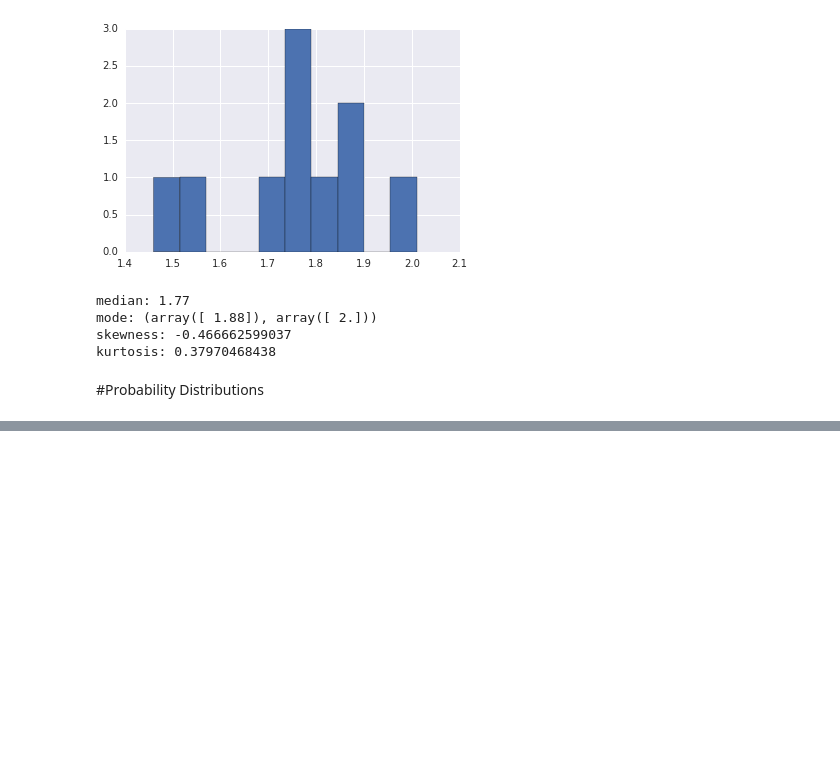
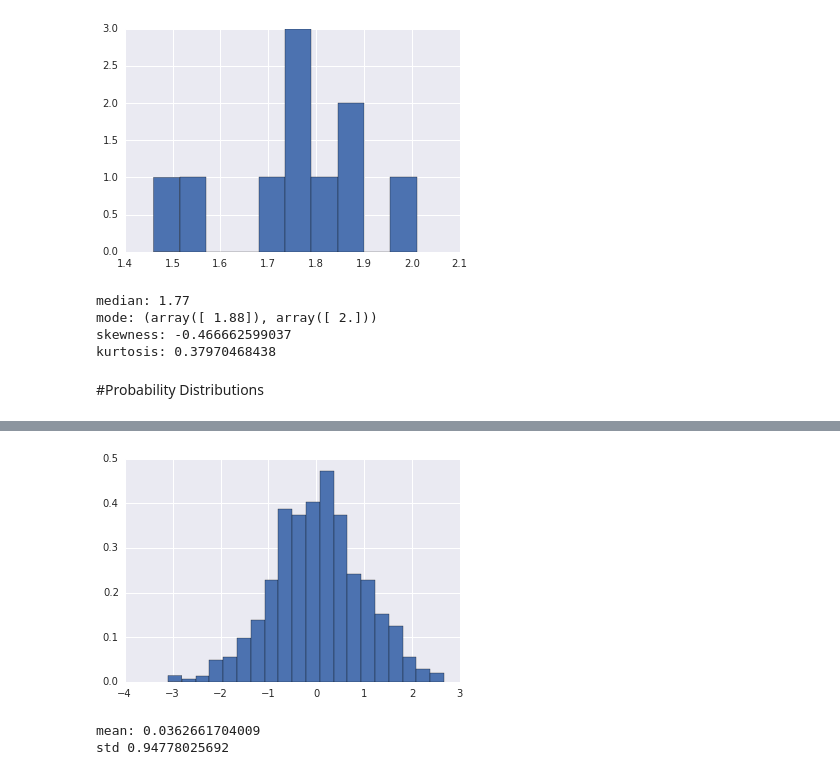
Before and after one commit to linbug/SciPy_tutorial, a Jupyter notebook: SciPy.stats.ipynb, the cells around one changed output, grey strips where cells are left out. Saved outputs shown, nothing was run; the diff lists cells and outputs as text; code cells hidden in the pictures; blank space fills up the shorter version.

```diff
--- a/SciPy.stats.ipynb
+++ b/SciPy.stats.ipynb
@@ -79,0 +102,11 @@ from scipy.stats import norm
+# %%
+#normed makes the area under the curve sum to 1
+h = plt.hist(x_norm, normed = True, bins = 20)
+# %% [output]
+[figure, added]
+# %%
+print "mean:", x_norm.mean()
+print "std", x_norm.std()
+# %% [output]
+mean: 0.0362661704009
+std 0.94778025692
```
Also changed, not shown: parts of 7 cells of this notebook.
